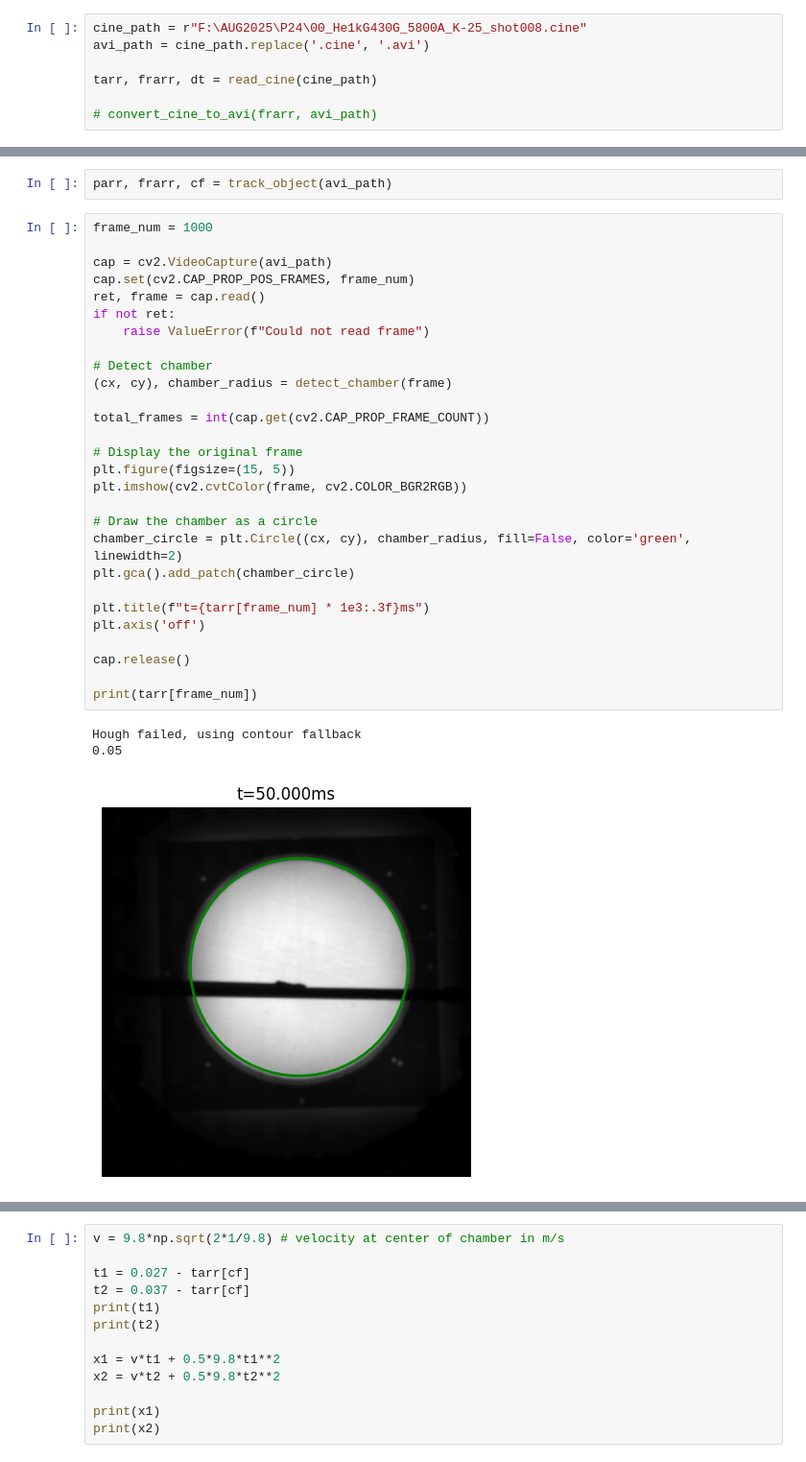
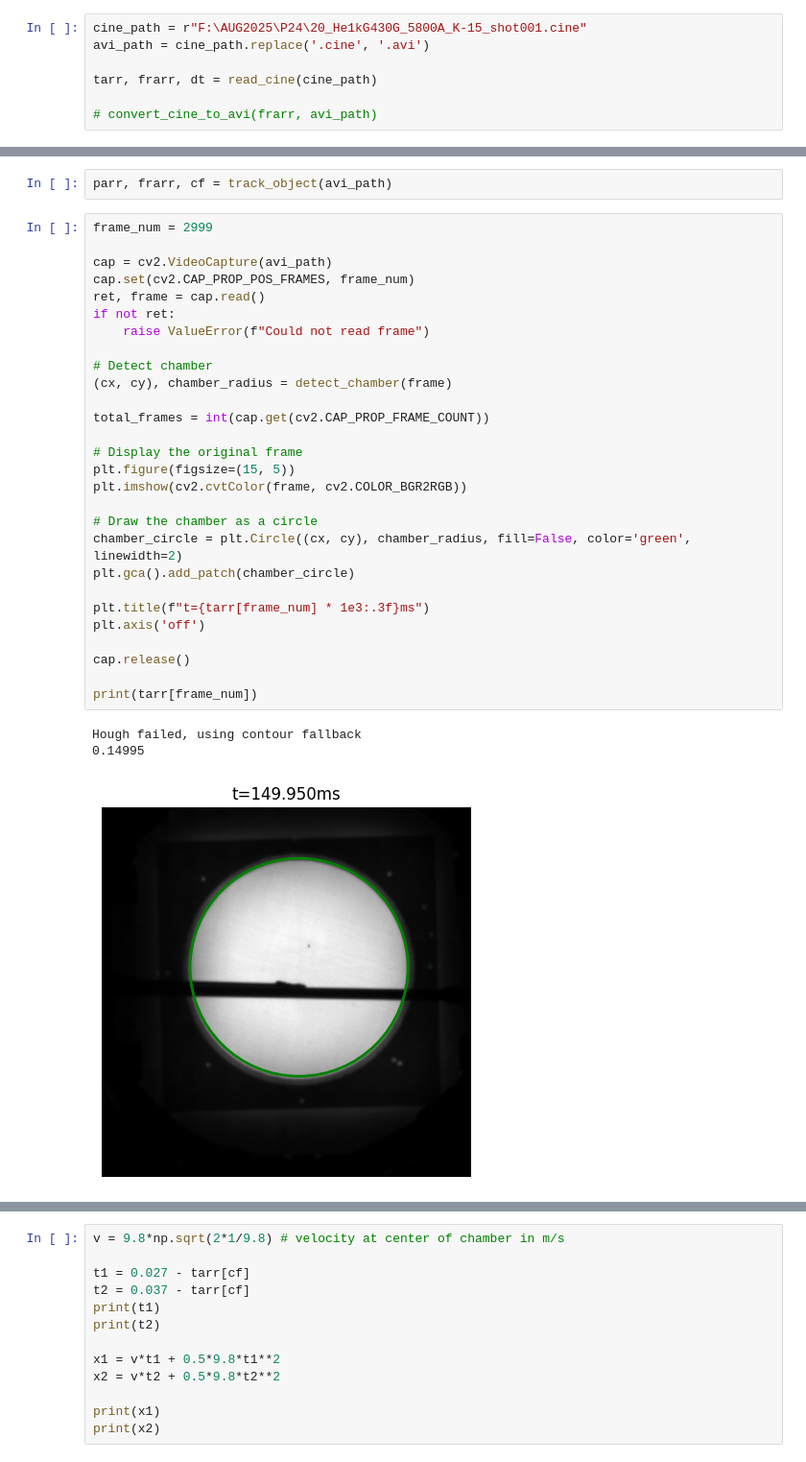
Before and after one commit to hjia94/data-analysis, a Jupyter notebook: object_tracking/fastcam_test.ipynb, the cells around one changed output, grey strips where cells are left out. Shown at 96% size. Drawn from its saved outputs; the diff is of its cells as text.

```diff
--- a/object_tracking/fastcam_test.ipynb
+++ b/object_tracking/fastcam_test.ipynb
@@ -14,5 +35,5 @@ from track_object import track_object, detect_chamber, update_tracking_result, s
 # %%
-cine_path = r"F:\AUG2025\P24\00_He1kG430G_5800A_K-25_shot008.cine"
+cine_path = r"F:\AUG2025\P24\20_He1kG430G_5800A_K-15_shot001.cine"
 avi_path = cine_path.replace('.cine', '.avi')
 
 tarr, frarr, dt = read_cine(cine_path)
@@ -27,34 +48,34 @@ Done reading .cine file (7.0 s)
 # %%
 parr, frarr, cf = track_object(avi_path)
 # %%
-frame_num = 1000
+frame_num = 2999
 
 cap = cv2.VideoCapture(avi_path)
 cap.set(cv2.CAP_PROP_POS_FRAMES, frame_num)
 ret, frame = cap.read()
 if not ret:
     raise ValueError(f"Could not read frame")
 
 # Detect chamber
 (cx, cy), chamber_radius = detect_chamber(frame)
 
 total_frames = int(cap.get(cv2.CAP_PROP_FRAME_COUNT))
 
 # Display the original frame
 plt.figure(figsize=(15, 5))
 plt.imshow(cv2.cvtColor(frame, cv2.COLOR_BGR2RGB))
 
 # Draw the chamber as a circle
 chamber_circle = plt.Circle((cx, cy), chamber_radius, fill=False, color='green', linewidth=2)
 plt.gca().add_patch(chamber_circle)
 
 plt.title(f"t={tarr[frame_num] * 1e3:.3f}ms")
 plt.axis('off')
 
 cap.release()
 
 print(tarr[frame_num])
 # %% [output]
 Hough failed, using contour fallback
-0.05
+0.14995
-[figure, old version]
+[figure, new version]
```
Also changed, not shown: parts of 8 cells of this notebook, 2 other files.
